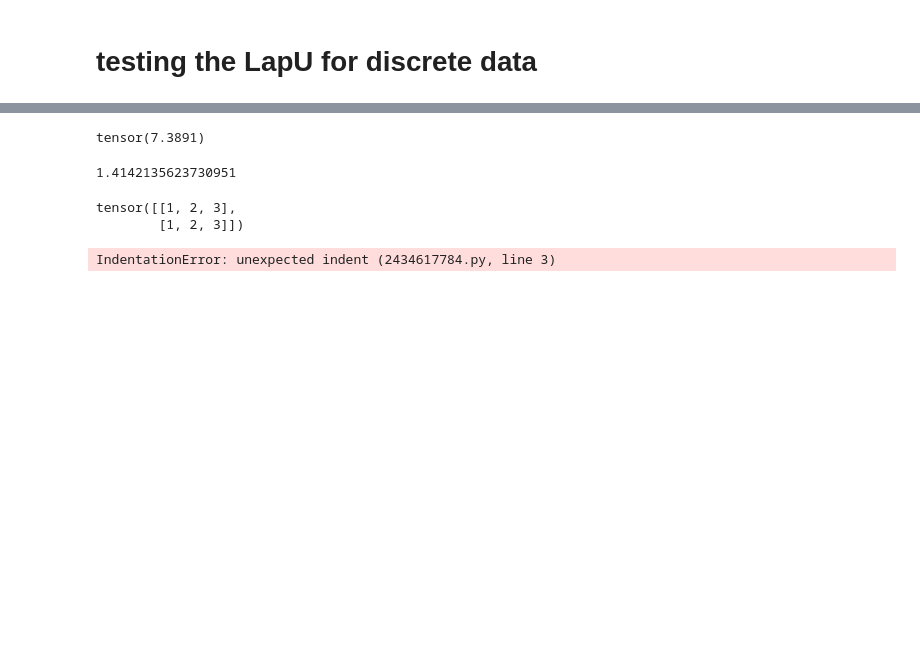
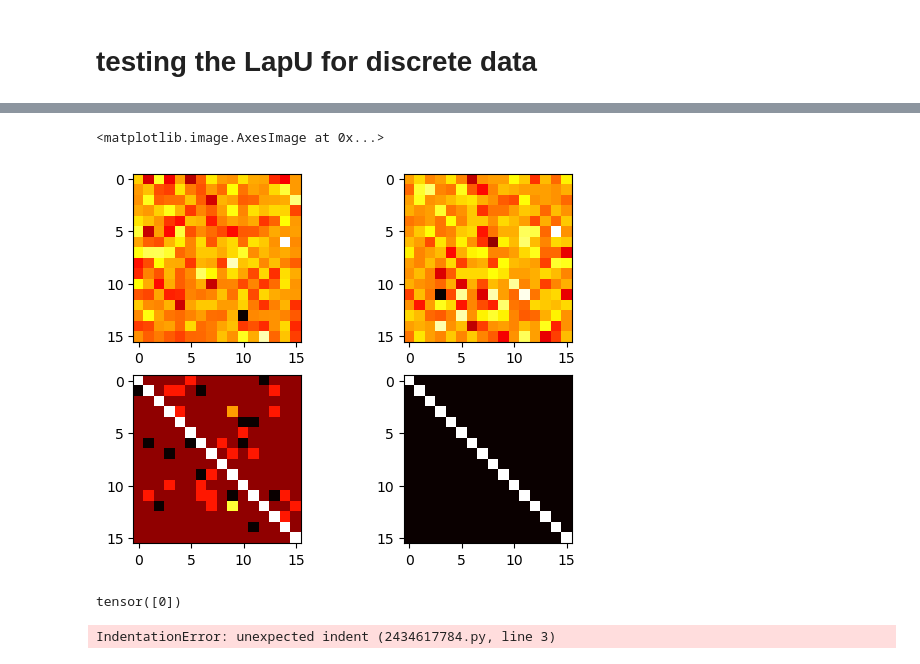
Before and after one commit to Jong-Min-Moon/LDPUts, a Jupyter notebook: playground.ipynb, the cells around one changed output, grey strips where cells are left out. Cells and saved outputs as stored; diff of their text form; code cells hidden in the pictures; blank space fills up the shorter version.

```diff
--- a/playground.ipynb
+++ b/playground.ipynb
@@ -45,15 +45,15 @@ axs[1,1].imshow(laputest.privatize(data_disc, n_category, 1000), cmap = 'hot', i
 # %%
 disclaputest = discLapU(device)
 fig, axs = plt.subplots(2,2)
-axs[0,0].imshow(laputest.privatize(data_disc, n_category, 0.1), cmap = 'hot', interpolation = 'nearest')
-axs[0,1].imshow(laputest.privatize(data_disc, n_category, 1.0), cmap = 'hot', interpolation = 'nearest')
-axs[1,0].imshow(laputest.privatize(data_disc, n_category, 10), cmap = 'hot', interpolation = 'nearest')
-axs[1,1].imshow(laputest.privatize(data_disc, n_category, 1000), cmap = 'hot', interpolation = 'nearest')
+disclaputest.privatize(data_disc, n_category, 0.1)
+axs[0,0].imshow(disclaputest.privatize(data_disc, n_category, 0.1), cmap = 'hot', interpolation = 'nearest')
+axs[0,1].imshow(disclaputest.privatize(data_disc, n_category, 1.0), cmap = 'hot', interpolation = 'nearest')
+axs[1,0].imshow(disclaputest.privatize(data_disc, n_category, 10), cmap = 'hot', interpolation = 'nearest')
+axs[1,1].imshow(disclaputest.privatize(data_disc, n_category, 1000), cmap = 'hot', interpolation = 'nearest')
+# %% [output]
+<matplotlib.image.AxesImage at 0x...>
+[figure, added]
 # %%
-torch.tensor(2).exp()
+torch.multinomial(torch.tensor([1/2,1/2]), 1)
 # %% [output]
-tensor(7.3891)
+tensor([0])
-# %%
-2**(1/2)
-# %% [output]
-1.4142135623730951
@@ -65,8 +60,3 @@ multi_sample
-# %%
-a
-# %% [output]
-tensor([[1, 2, 3],
-        [1, 2, 3]])
 # %%
 weights = torch.tensor([0, 10, 3, 0], dtype=torch.float) # create a tensor of weights
 multi = torch.multinomial(weights, 2)
```
Also changed, not shown: parts of 2 cells of this notebook, 3 other files.
